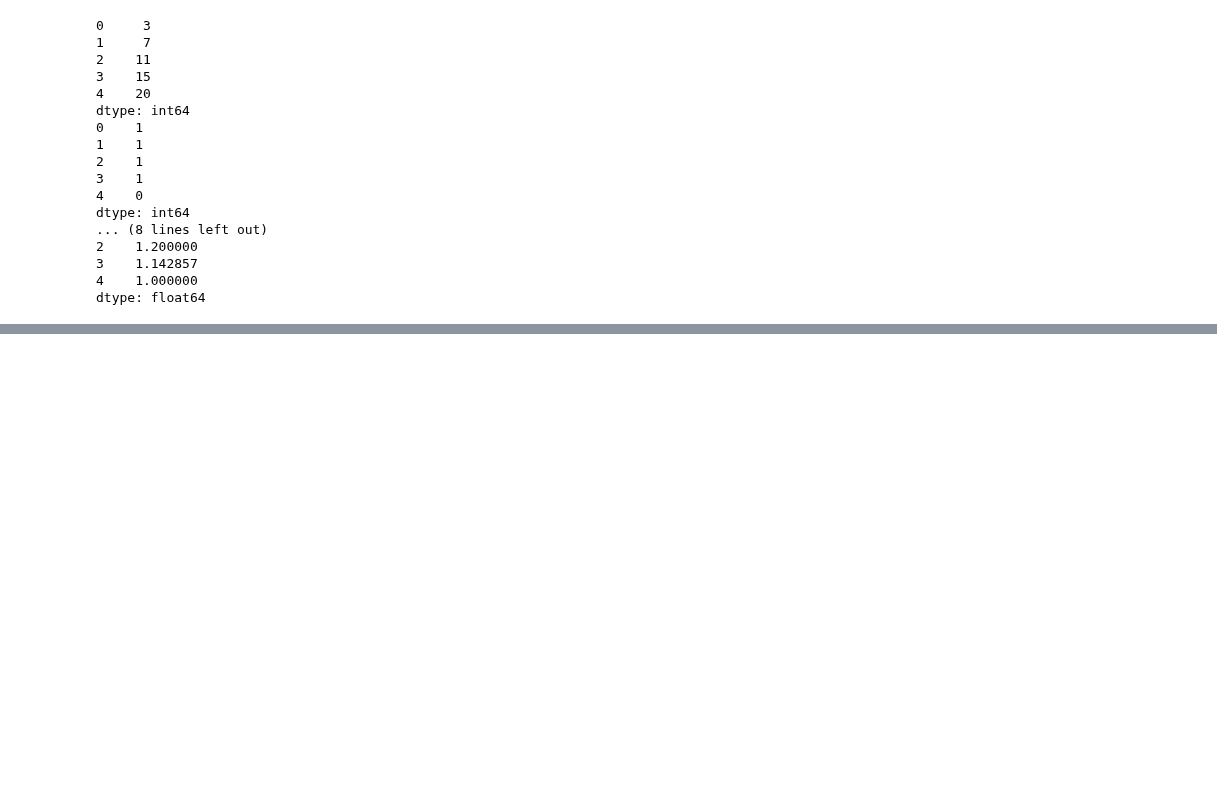
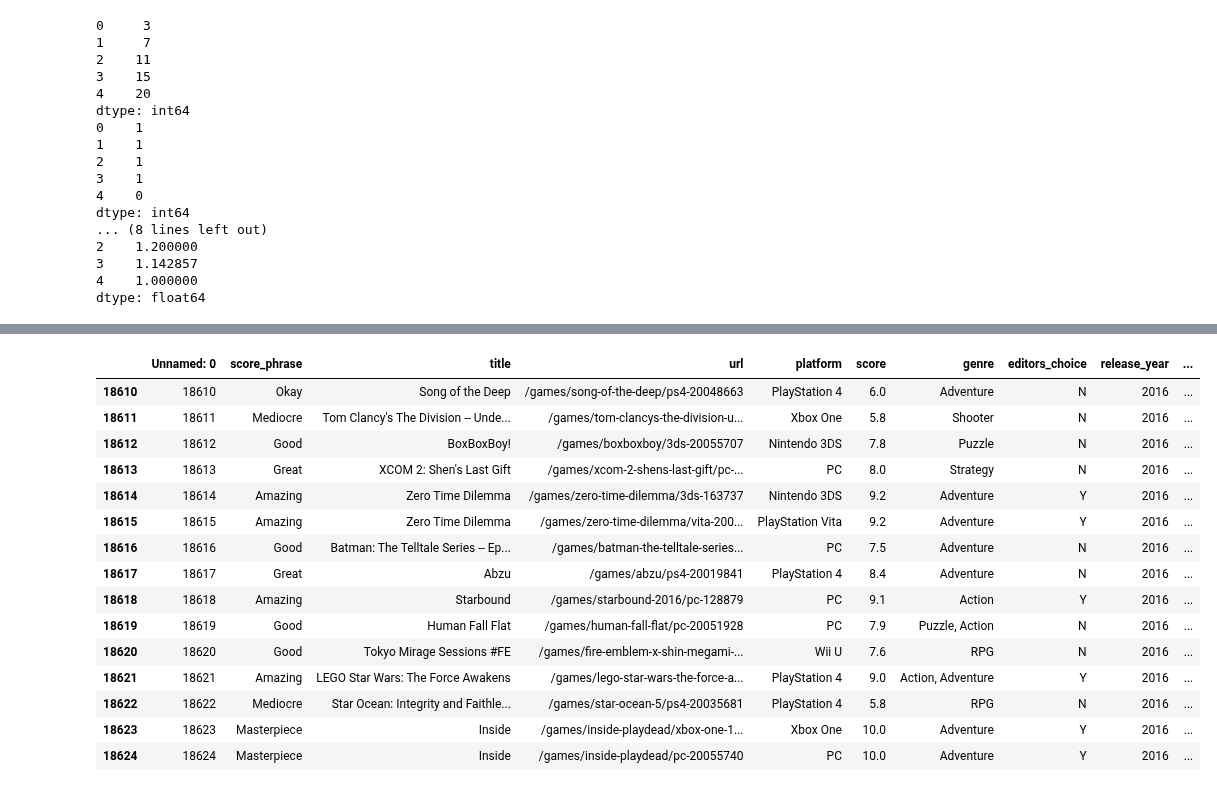
Before and after one commit to AkashKumarSingh11032001/IBM-Artificial-Intelligence-and-Machine-Learning-By-IBM-Watson, a Jupyter notebook: Lec 4.ipynb, the cells around one changed output, grey strips where cells are left out. Drawn from its saved outputs; the diff is of its cells as text; code cells hidden in the pictures; blank space fills up the shorter version.

```diff
--- a/Lec 4.ipynb
+++ b/Lec 4.ipynb
@@ -436,0 +426,27 @@ data.head() # first five record
+# %%
+# remenber
+
+# head
+data.head() # first five record
+data.head(15) # as much as you want
+
+# tail
+data.tail()
+data.tail(15)
+# %% [output]
+|  | Unnamed: 0 | score_phrase | title | url | platform | score | genre | editors_choice | release_year | ... |
+| 18610 | 18610 | Okay | Song of the Deep | /games/song-of-the-deep/ps4-20048663 | PlayStation 4 | 6.0 | Adventure | N | 2016 | ... |
+| 18611 | 18611 | Mediocre | Tom Clancy's The Division -- Unde... | /games/tom-clancys-the-division-u... | Xbox One | 5.8 | Shooter | N | 2016 | ... |
+| 18612 | 18612 | Good | BoxBoxBoy! | /games/boxboxboy/3ds-20055707 | Nintendo 3DS | 7.8 | Puzzle | N | 2016 | ... |
+| 18613 | 18613 | Great | XCOM 2: Shen's Last Gift | /games/xcom-2-shens-last-gift/pc-... | PC | 8.0 | Strategy | N | 2016 | ... |
+| 18614 | 18614 | Amazing | Zero Time Dilemma | /games/zero-time-dilemma/3ds-163737 | Nintendo 3DS | 9.2 | Adventure | Y | 2016 | ... |
+| 18615 | 18615 | Amazing | Zero Time Dilemma | /games/zero-time-dilemma/vita-200... | PlayStation Vita | 9.2 | Adventure | Y | 2016 | ... |
+| 18616 | 18616 | Good | Batman: The Telltale Series -- Ep... | /games/batman-the-telltale-series... | PC | 7.5 | Adventure | N | 2016 | ... |
+| 18617 | 18617 | Great | Abzu | /games/abzu/ps4-20019841 | PlayStation 4 | 8.4 | Adventure | N | 2016 | ... |
+| 18618 | 18618 | Amazing | Starbound | /games/starbound-2016/pc-128879 | PC | 9.1 | Action | Y | 2016 | ... |
+| 18619 | 18619 | Good | Human Fall Flat | /games/human-fall-flat/pc-20051928 | PC | 7.9 | Puzzle, Action | N | 2016 | ... |
+| 18620 | 18620 | Good | Tokyo Mirage Sessions #FE | /games/fire-emblem-x-shin-megami-... | Wii U | 7.6 | RPG | N | 2016 | ... |
+| 18621 | 18621 | Amazing | LEGO Star Wars: The Force Awakens | /games/lego-star-wars-the-force-a... | PlayStation 4 | 9.0 | Action, Adventure | Y | 2016 | ... |
+| 18622 | 18622 | Mediocre | Star Ocean: Integrity and Faithle... | /games/star-ocean-5/ps4-20035681 | PlayStation 4 | 5.8 | RPG | N | 2016 | ... |
+| 18623 | 18623 | Masterpiece | Inside | /games/inside-playdead/xbox-one-1... | Xbox One | 10.0 | Adventure | Y | 2016 | ... |
+| 18624 | 18624 | Masterpiece | Inside | /games/inside-playdead/pc-20055740 | PC | 10.0 | Adventure | Y | 2016 | ... |
```
Also changed, not shown: parts of 12 cells of this notebook.
